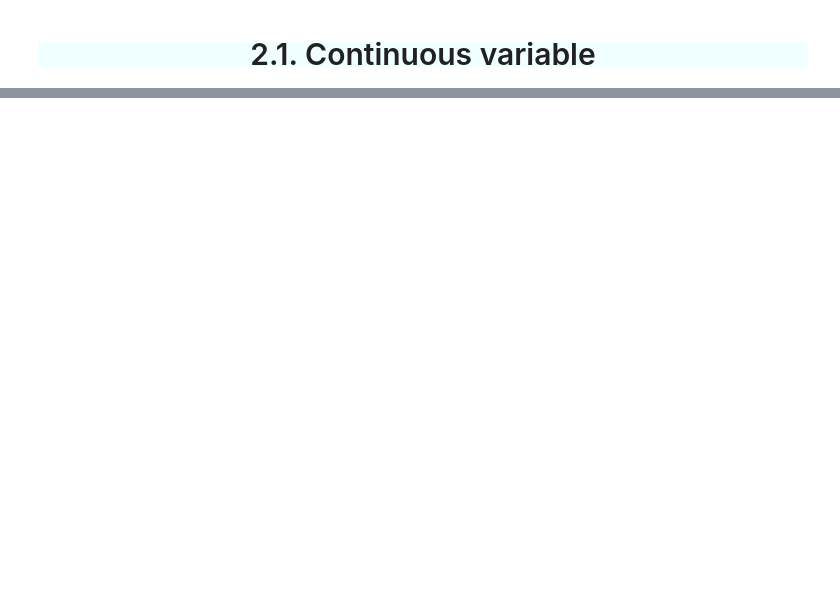
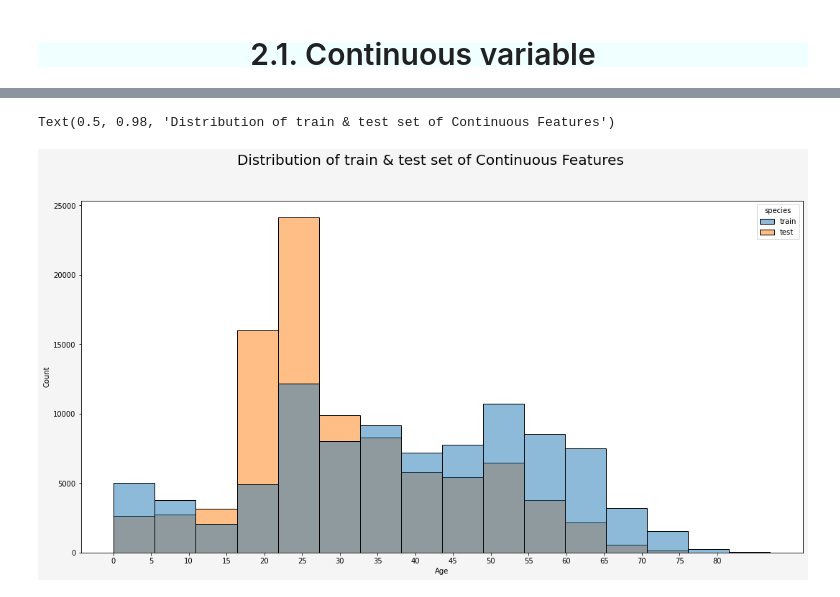
Before and after one commit to SaketCodeScribe/Kaggle, a Jupyter notebook: tabular playground series apr 2021.ipynb, the cells around one changed output, grey strips where cells are left out. Cells and saved outputs as stored; diff of their text form; code cells hidden in the pictures; blank space fills up the shorter version.

```diff
--- a/tabular playground series apr 2021.ipynb
+++ b/tabular playground series apr 2021.ipynb
@@ -189,0 +205,12 @@ Distribution of test data:
+# %%
+train['species']='train'
+test['species']='test'
+df=train.append(test, ignore_index=True)
+# %%
+fig, ax=plt.subplots(facecolor='#f6f5f5')
+sns.histplot(df, x="Age", hue="species", bins=16, ax=ax)
+ax.set_xticks(range(0,85,5))
+fig.suptitle('Distribution of train & test set of Continuous Features', fontsize=20)
+# %% [output]
+Text(0.5, 0.98, 'Distribution of train & test set of Continuous Features')
+[figure, added]
```
Also changed, not shown: parts of 22 cells of this notebook.
